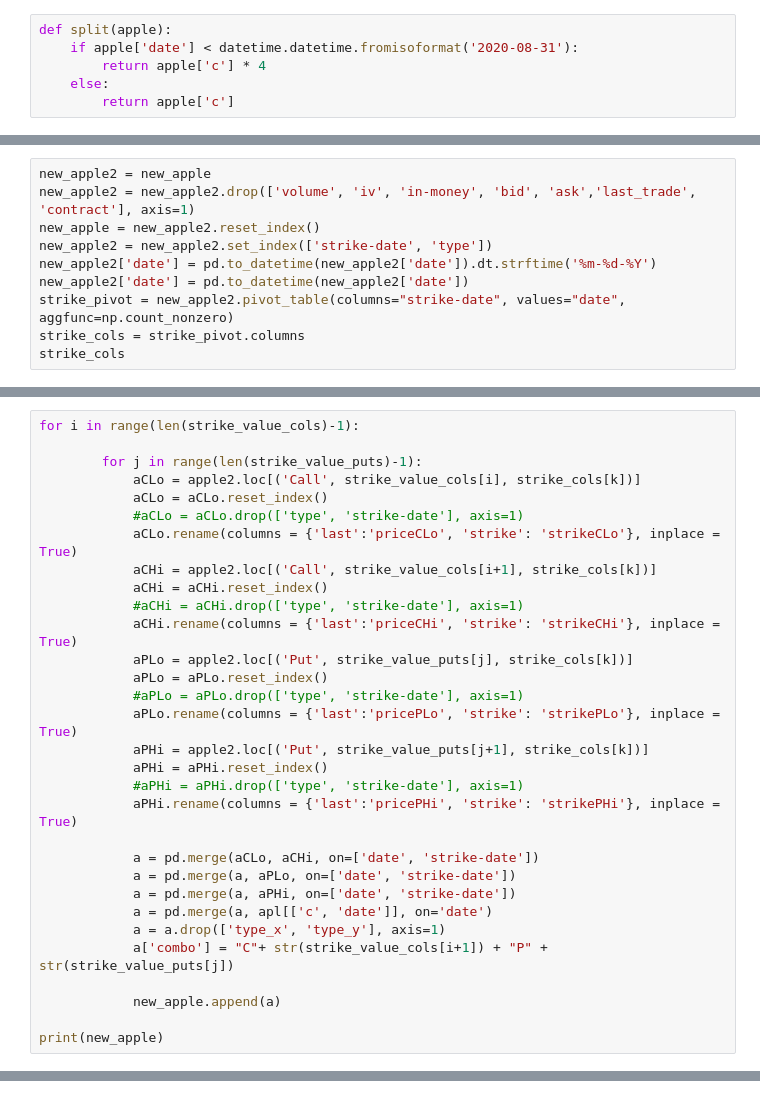
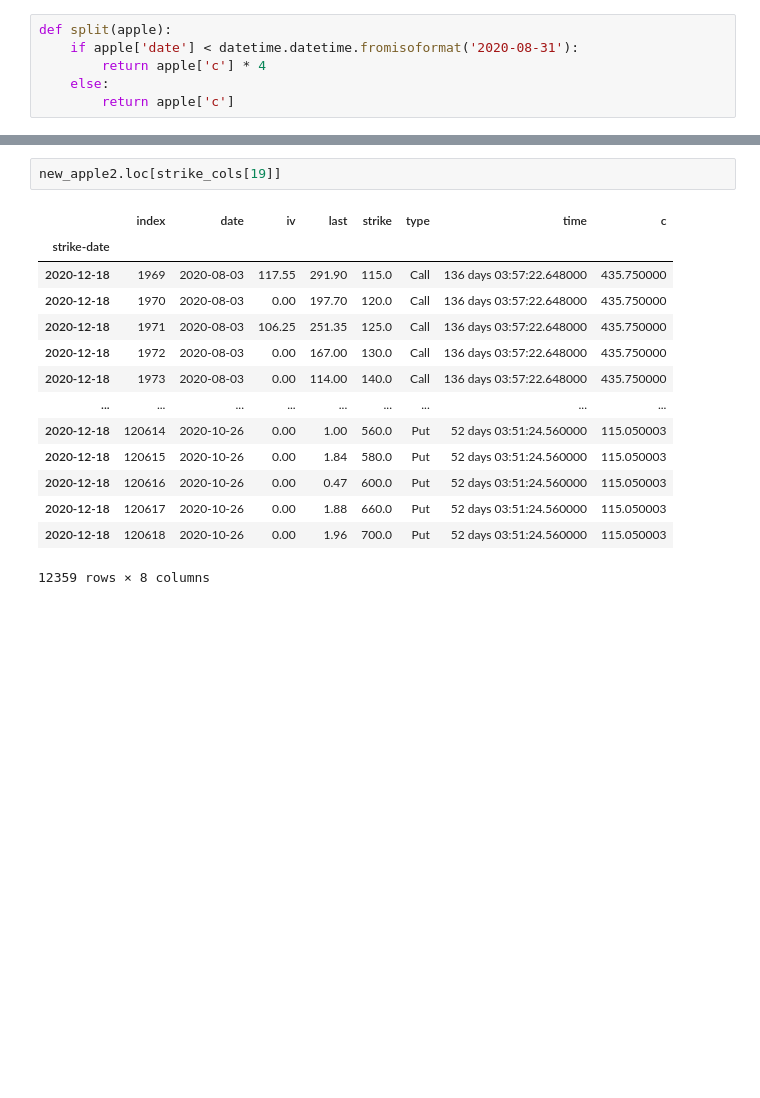
Before and after one commit to andermy/yahooScraper, a Jupyter notebook: Iron Condor.ipynb, the cells around one changed output, grey strips where cells are left out. Saved outputs shown, nothing was run; the diff lists cells and outputs as text; blank space fills up the shorter version.

```diff
--- a/Iron Condor.ipynb
+++ b/Iron Condor.ipynb
@@ -56,10 +84,0 @@ new_apple.head()
-# %%
-new_apple2 = new_apple
-new_apple2 = new_apple2.drop(['volume', 'iv', 'in-money', 'bid', 'ask','last_trade', 'contract'], axis=1)
-new_apple = new_apple2.reset_index()
-new_apple2 = new_apple2.set_index(['strike-date', 'type'])
-new_apple2['date'] = pd.to_datetime(new_apple2['date']).dt.strftime('%m-%d-%Y')
-new_apple2['date'] = pd.to_datetime(new_apple2['date'])
-strike_pivot = new_apple2.pivot_table(columns="strike-date", values="date", aggfunc=np.count_nonzero)
-strike_cols = strike_pivot.columns
-strike_cols
@@ -89,31 +84,0 @@ for k in range(8,10):
-# %%
-for i in range(len(strike_value_cols)-1):
-
-        for j in range(len(strike_value_puts)-1):
-            aCLo = apple2.loc[('Call', strike_value_cols[i], strike_cols[k])]
-            aCLo = aCLo.reset_index()
-            #aCLo = aCLo.drop(['type', 'strike-date'], axis=1)
-            aCLo.rename(columns = {'last':'priceCLo', 'strike': 'strikeCLo'}, inplace = True)
-            aCHi = apple2.loc[('Call', strike_value_cols[i+1], strike_cols[k])]
-            aCHi = aCHi.reset_index()
-            #aCHi = aCHi.drop(['type', 'strike-date'], axis=1)
-            aCHi.rename(columns = {'last':'priceCHi', 'strike': 'strikeCHi'}, inplace = True)
-            aPLo = apple2.loc[('Put', strike_value_puts[j], strike_cols[k])]
-            aPLo = aPLo.reset_index()
-            #aPLo = aPLo.drop(['type', 'strike-date'], axis=1)
-            aPLo.rename(columns = {'last':'pricePLo', 'strike': 'strikePLo'}, inplace = True)
-            aPHi = apple2.loc[('Put', strike_value_puts[j+1], strike_cols[k])]
-            aPHi = aPHi.reset_index()
-            #aPHi = aPHi.drop(['type', 'strike-date'], axis=1)
-            aPHi.rename(columns = {'last':'pricePHi', 'strike': 'strikePHi'}, inplace = True)
-
-            a = pd.merge(aCLo, aCHi, on=['date', 'strike-date'])
-            a = pd.merge(a, aPLo, on=['date', 'strike-date'])
-            a = pd.merge(a, aPHi, on=['date', 'strike-date'])
-            a = pd.merge(a, apl[['c', 'date']], on='date')
-            a = a.drop(['type_x', 'type_y'], axis=1)
-            a['combo'] = "C"+ str(strike_value_cols[i+1]) + "P" + str(strike_value_puts[j])
-
-            new_apple.append(a)
-
-print(new_apple)
@@ -121,0 +210,17 @@ OperationFailure: noTimeout cursors are disallowed in this atlas tier
+# %%
+new_apple2.loc[strike_cols[19]]
+# %% [output]
+|  | index | date | iv | last | strike | type | time | c |
+| strike-date |  |  |  |  |  |  |  |  |
+| 2020-12-18 | 1969 | 2020-08-03 | 117.55 | 291.90 | 115.0 | Call | 136 days 03:57:22.648000 | 435.750000 |
+| 2020-12-18 | 1970 | 2020-08-03 | 0.00 | 197.70 | 120.0 | Call | 136 days 03:57:22.648000 | 435.750000 |
+| 2020-12-18 | 1971 | 2020-08-03 | 106.25 | 251.35 | 125.0 | Call | 136 days 03:57:22.648000 | 435.750000 |
+| 2020-12-18 | 1972 | 2020-08-03 | 0.00 | 167.00 | 130.0 | Call | 136 days 03:57:22.648000 | 435.750000 |
+| 2020-12-18 | 1973 | 2020-08-03 | 0.00 | 114.00 | 140.0 | Call | 136 days 03:57:22.648000 | 435.750000 |
+| ... | ... | ... | ... | ... | ... | ... | ... | ... |
+| 2020-12-18 | 120614 | 2020-10-26 | 0.00 | 1.00 | 560.0 | Put | 52 days 03:51:24.560000 | 115.050003 |
+| 2020-12-18 | 120615 | 2020-10-26 | 0.00 | 1.84 | 580.0 | Put | 52 days 03:51:24.560000 | 115.050003 |
+| 2020-12-18 | 120616 | 2020-10-26 | 0.00 | 0.47 | 600.0 | Put | 52 days 03:51:24.560000 | 115.050003 |
+| 2020-12-18 | 120617 | 2020-10-26 | 0.00 | 1.88 | 660.0 | Put | 52 days 03:51:24.560000 | 115.050003 |
+| 2020-12-18 | 120618 | 2020-10-26 | 0.00 | 1.96 | 700.0 | Put | 52 days 03:51:24.560000 | 115.050003 |
+12359 rows × 8 columns
```
Also changed, not shown: parts of 15 cells of this notebook, 1 other file.
